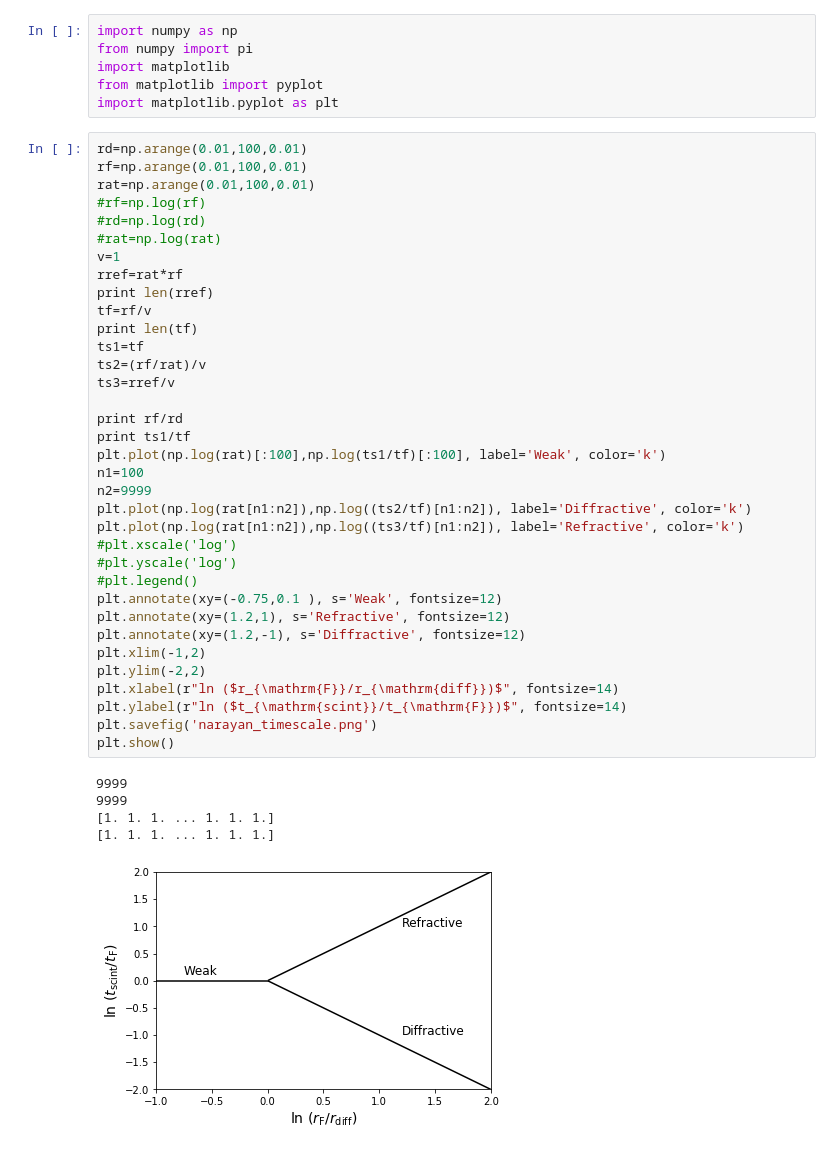
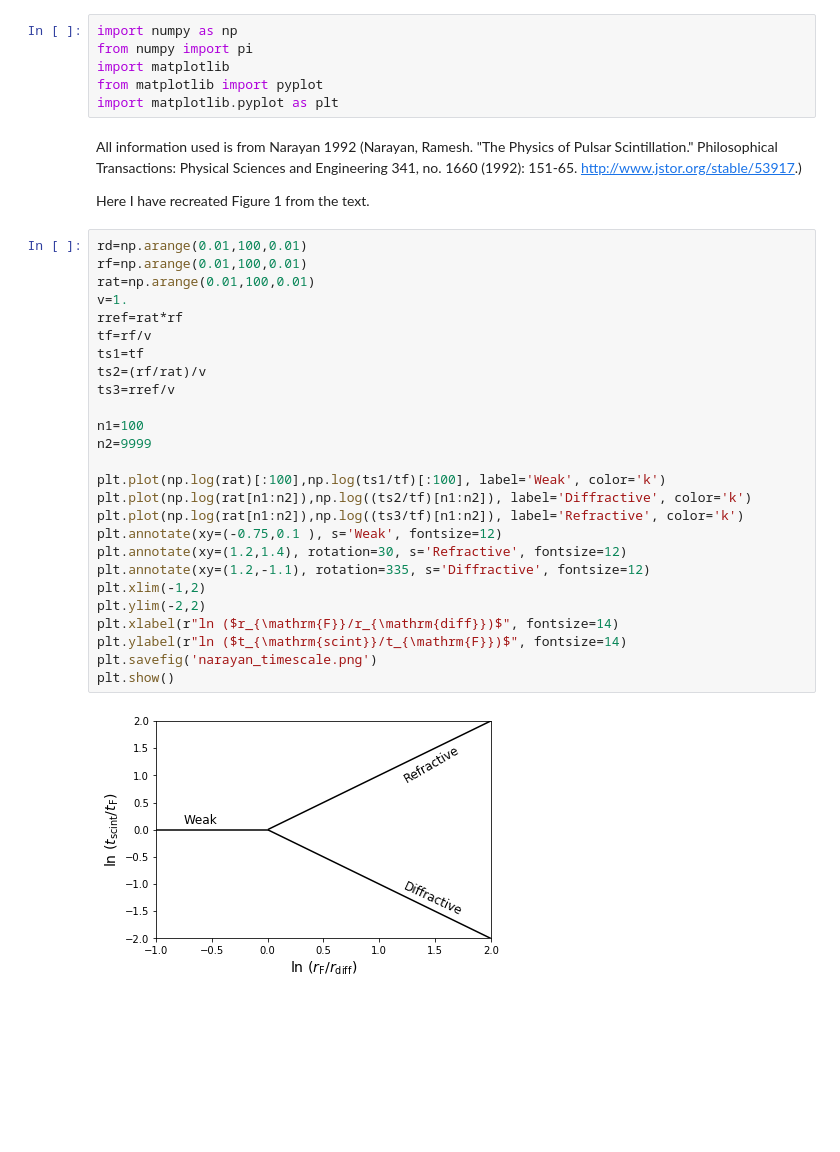
Before and after one commit to E-Charlton/Scripts, a Jupyter notebook: Narayn_1992_Figures.ipynb, the cells around one changed output. Saved outputs shown, nothing was run; the diff lists cells and outputs as text; blank space fills up the shorter version.

```diff
--- a/Narayn_1992_Figures.ipynb
+++ b/Narayn_1992_Figures.ipynb
@@ -4,47 +4,38 @@ from numpy import pi
 import matplotlib
 from matplotlib import pyplot
 import matplotlib.pyplot as plt
+# %% [markdown]
+All information used is from Narayan 1992 (Narayan, Ramesh. "The Physics of Pulsar Scintillation." Philosophical Transactions: Physical Sciences and Engineering 341, no. 1660 (1992): 151-65. http://www.jstor.org/stable/53917.)
+
+Here I have recreated Figure 1 from the text.
 # %%
 rd=np.arange(0.01,100,0.01)
 rf=np.arange(0.01,100,0.01)
 rat=np.arange(0.01,100,0.01)
-#rf=np.log(rf)
-#rd=np.log(rd)
-#rat=np.log(rat)
-v=1
+v=1.
 rref=rat*rf
-print len(rref)
 tf=rf/v
-print len(tf)
 ts1=tf
 ts2=(rf/rat)/v
 ts3=rref/v
 
-print rf/rd
-print ts1/tf
-plt.plot(np.log(rat)[:100],np.log(ts1/tf)[:100], label='Weak', color='k')
 n1=100
 n2=9999
+
+plt.plot(np.log(rat)[:100],np.log(ts1/tf)[:100], label='Weak', color='k')
 plt.plot(np.log(rat[n1:n2]),np.log((ts2/tf)[n1:n2]), label='Diffractive', color='k')
 plt.plot(np.log(rat[n1:n2]),np.log((ts3/tf)[n1:n2]), label='Refractive', color='k')
-#plt.xscale('log')
-#plt.yscale('log')
-#plt.legend()
 plt.annotate(xy=(-0.75,0.1 ), s='Weak', fontsize=12)
-plt.annotate(xy=(1.2,1), s='Refractive', fontsize=12)
-plt.annotate(xy=(1.2,-1), s='Diffractive', fontsize=12)
+plt.annotate(xy=(1.2,1.4), rotation=30, s='Refractive', fontsize=12)
+plt.annotate(xy=(1.2,-1.1), rotation=335, s='Diffractive', fontsize=12)
 plt.xlim(-1,2)
 plt.ylim(-2,2)
 plt.xlabel(r"ln ($r_{\mathrm{F}}/r_{\mathrm{diff}})$", fontsize=14)
 plt.ylabel(r"ln ($t_{\mathrm{scint}}/t_{\mathrm{F}})$", fontsize=14)
 plt.savefig('narayan_timescale.png')
 plt.show()
 # %% [output]
-9999
-9999
-[1. 1. 1. ... 1. 1. 1.]
-[1. 1. 1. ... 1. 1. 1.]
-[figure, old version]
+[figure, new version]
 # %%
 rd=np.arange(0.01,100,0.01)
 rf=np.arange(0.01,100,0.01)
```
Also changed, not shown: parts of 1 cell of this notebook.
